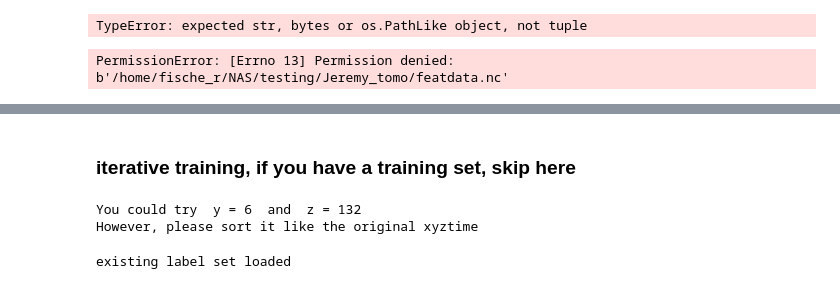
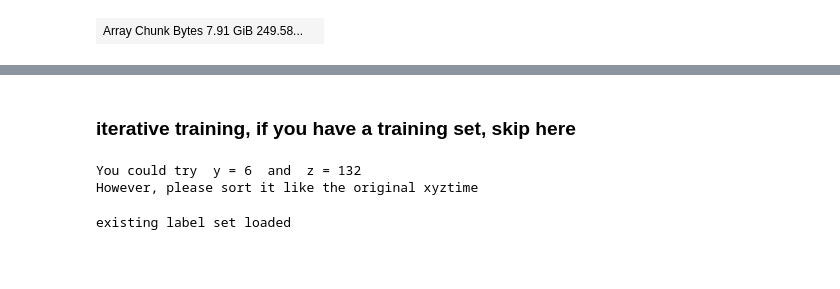
Before and after one commit to Pescatore23/pytrainseg, a Jupyter notebook: test_dask_framework.ipynb, the cells around one changed output, grey strips where cells are left out. Saved outputs shown, nothing was run; the diff lists cells and outputs as text; code cells hidden in the pictures; blank space fills up the shorter version.

```diff
--- a/test_dask_framework.ipynb
+++ b/test_dask_framework.ipynb
@@ -68,7 +55,7 @@ def on_mouse_up(x, y):
 path = '/home/fische_r/NAS/testing/Jeremy_tomo/tomodata.nc'
 featpath = '/home/fische_r/NAS/testing/Jeremy_tomo/featdata.nc'
 # path = r"C:\Zwischenlager\tomodata.nc"
-path = '/mpc/homes/fische_r/jeremy/tomodata.nc'
+# path = '/mpc/homes/fische_r/jeremy/tomodata.nc'
 # %%
 IF = image_filter(data_path=path, outpath = featpath)
 # %%
@@ -87,10 +74,10 @@ IF.compute() #not sure what is more efficient, but I would compute the features
 # %%
 # IF.make_xarray_nc()
 # %%
-IF.make_xarray_nc(store=True)
+IF.make_xarray_nc()
-# %% [output]
-TypeError: expected str, bytes or os.PathLike object, not tuple
-# %%
-IF.result.to_netcdf(featpath)
-# %% [output]
-PermissionError: [Errno 13] Permission denied: b'/home/fische_r/NAS/testing/Jeremy_tomo/featdata.nc'
+# %%
+test = IF.feature_stack.rechunk(IF.outchunks)
+# %%
+test
+# %% [output]
+| Array Chunk Bytes 7.91 GiB 249.58... |  |
```
Also changed, not shown: parts of 4 cells of this notebook, 1 other file.
